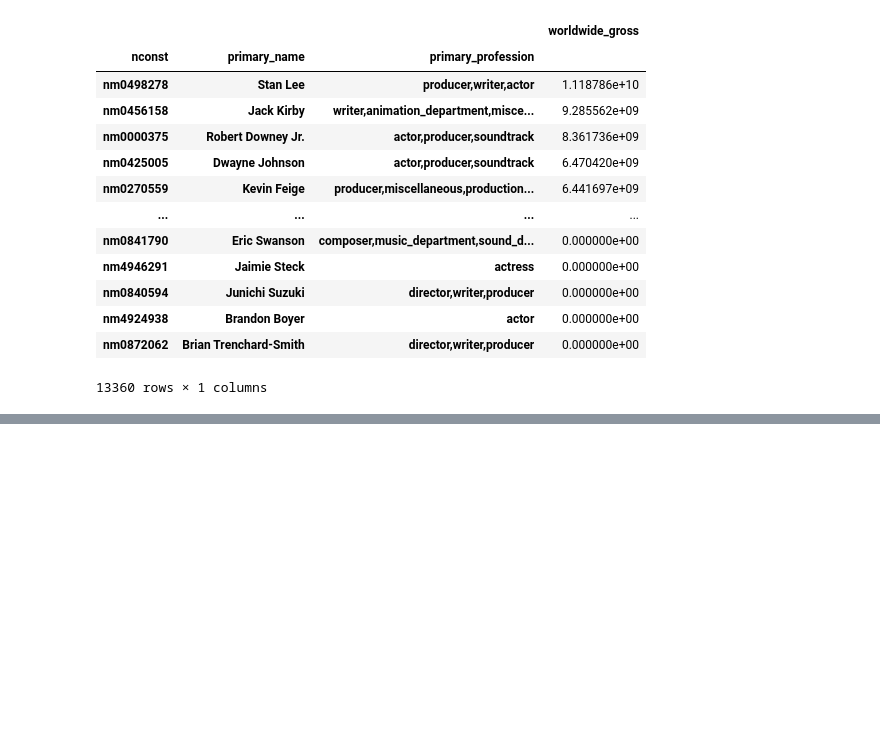
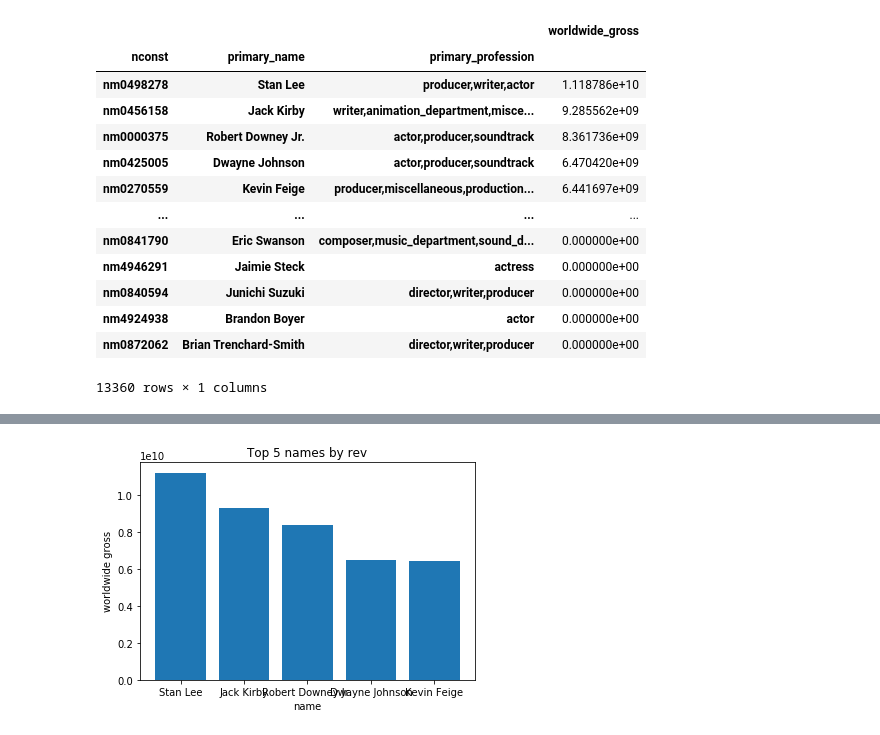
Before and after one commit to polyglottraveler/projectkr, a Jupyter notebook: sql_v0-kca.ipynb, the cells around one changed output, grey strips where cells are left out. Saved outputs shown, nothing was run; the diff lists cells and outputs as text; code cells hidden in the pictures; blank space fills up the shorter version.

```diff
--- a/sql_v0-kca.ipynb
+++ b/sql_v0-kca.ipynb
@@ -393,0 +405,4 @@ df_names_rev_grouped=pd.read_csv('rev_by_name')
+# %%
+top_5_names = df_names_rev_grouped.nlargest(5,'worldwide_gross')
+top_5_names
+#keep everything above 6*10^9
@@ -393,0 +416,8 @@ df_names_rev_grouped=pd.read_csv('rev_by_name')
+# %%
+plt.bar(top_5_names['primary_name'],top_5_names['worldwide_gross'])
+plt.title('Top 5 names by rev')
+plt.xlabel('name')
+plt.ylabel('worldwide gross')
+plt.show()
+# %% [output]
+[figure, added]
```
Also changed, not shown: parts of 3 cells of this notebook.
